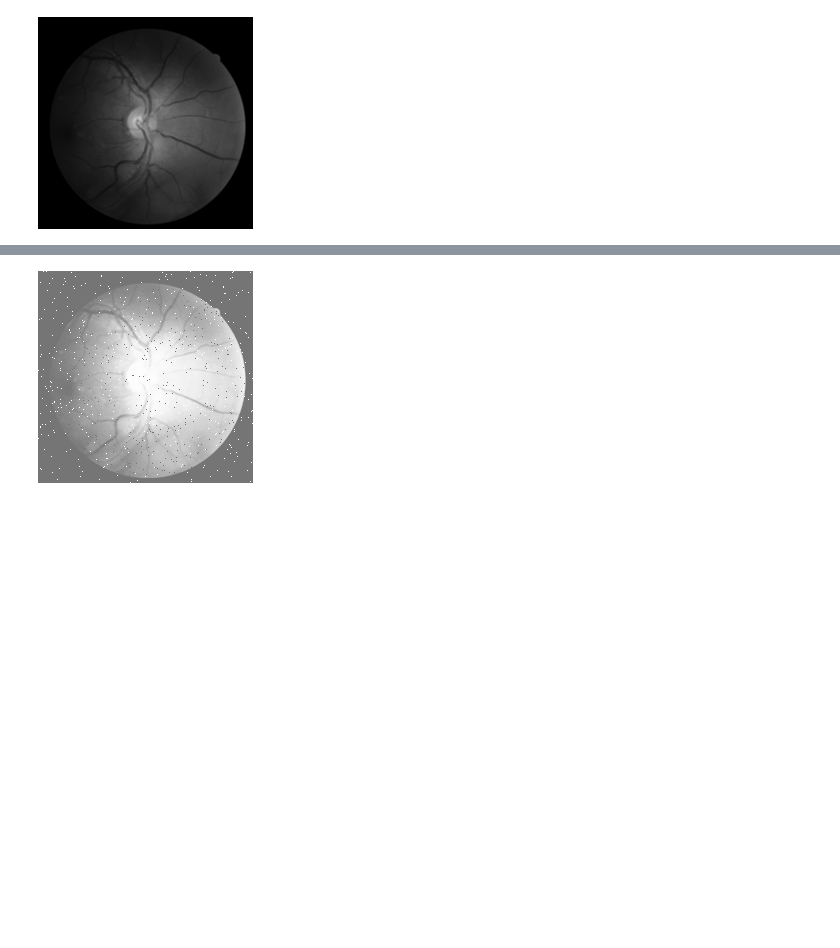
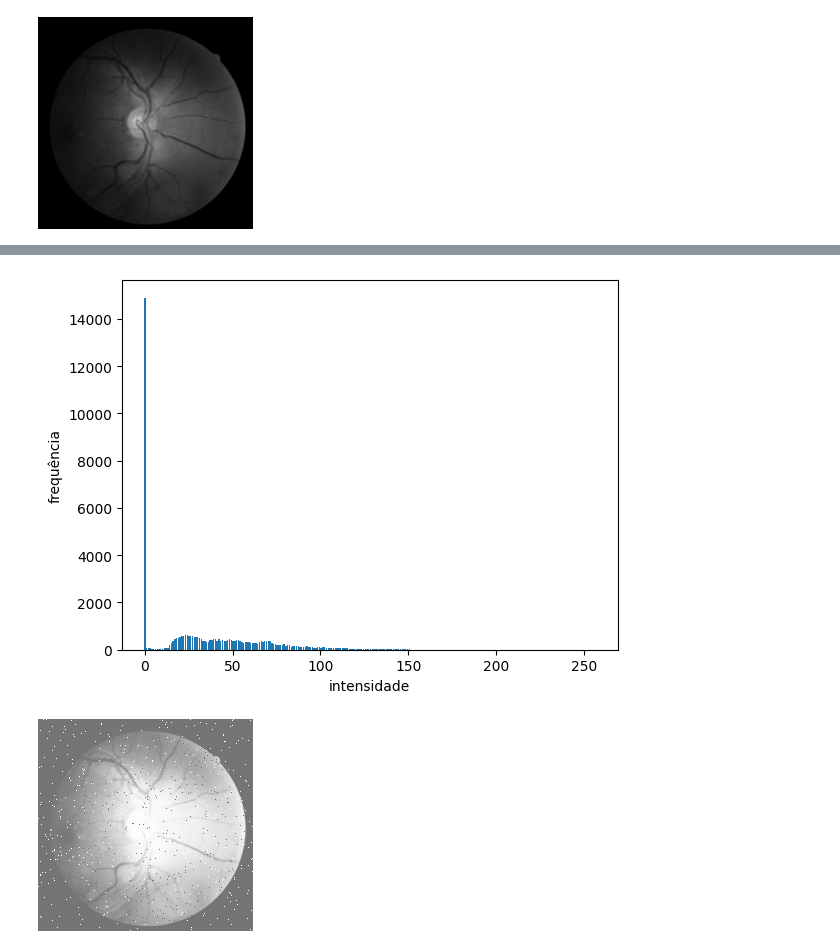
Before and after one commit to giuliasl/processamento_imagens, a Jupyter notebook: Projeto_M1_–_Operações_Pontuais_e_Filtragem_Espacial.ipynb, the cells around one changed output, grey strips where cells are left out. Drawn from its saved outputs; the diff is of its cells as text; code cells hidden in the pictures; blank space fills up the shorter version.

```diff
--- a/Projeto_M1_–_Operações_Pontuais_e_Filtragem_Espacial.ipynb
+++ b/Projeto_M1_–_Operações_Pontuais_e_Filtragem_Espacial.ipynb
@@ -46,3 +46,10 @@ def eq_hist(img):
   img_equalizada = f_eq[img]
 
   return img_equalizada
+# %%
+histogram = np.zeros(256)
+for i in range(imagem_1_grayscale.shape[0]):
+    for j in range(imagem_1_grayscale.shape[1]):
+        histogram[imagem_1_grayscale[i,j]] += 1
+
+print(histogram[100])
@@ -290,3 +299,11 @@ cv2_imshow(imagem_1_equalizada)
+# %%
+x = np.linspace(0,256,256)
+plt.bar(x,histogram)
+plt.xlabel('intensidade');
+plt.ylabel('frequência');
+plt.show()
+# %% [output]
+[figure, added]
 # %%
 #APLICANDO GAMMA
 
```
Also changed, not shown: parts of 6 cells of this notebook.
